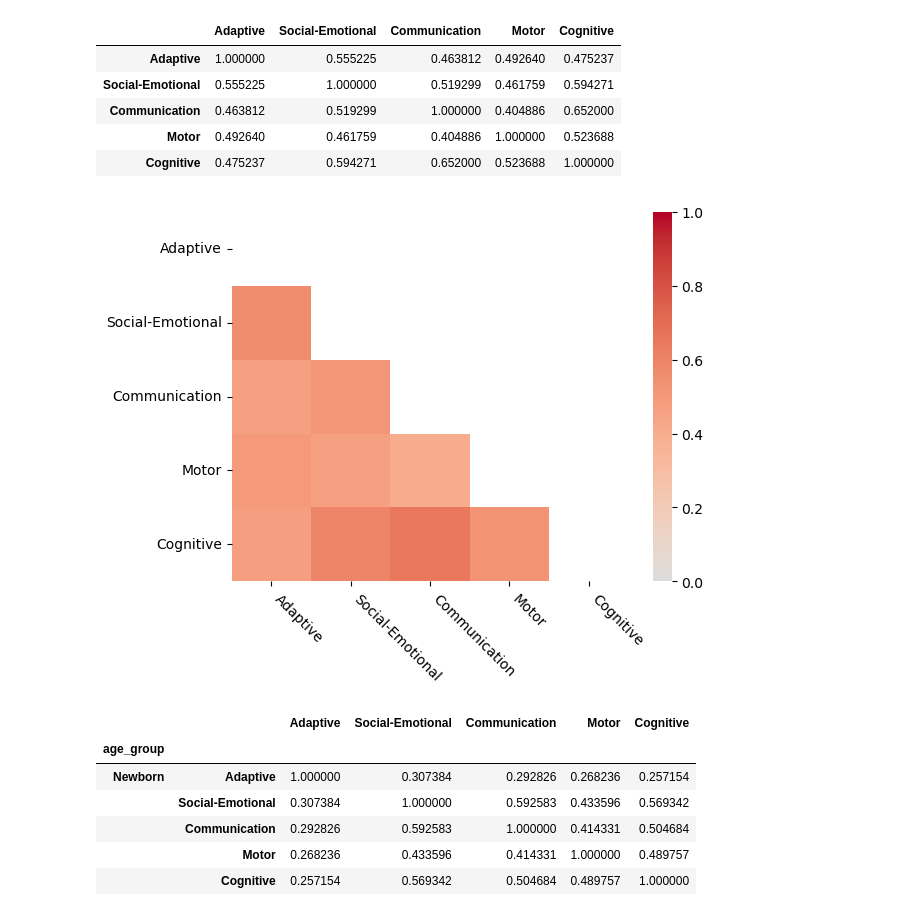
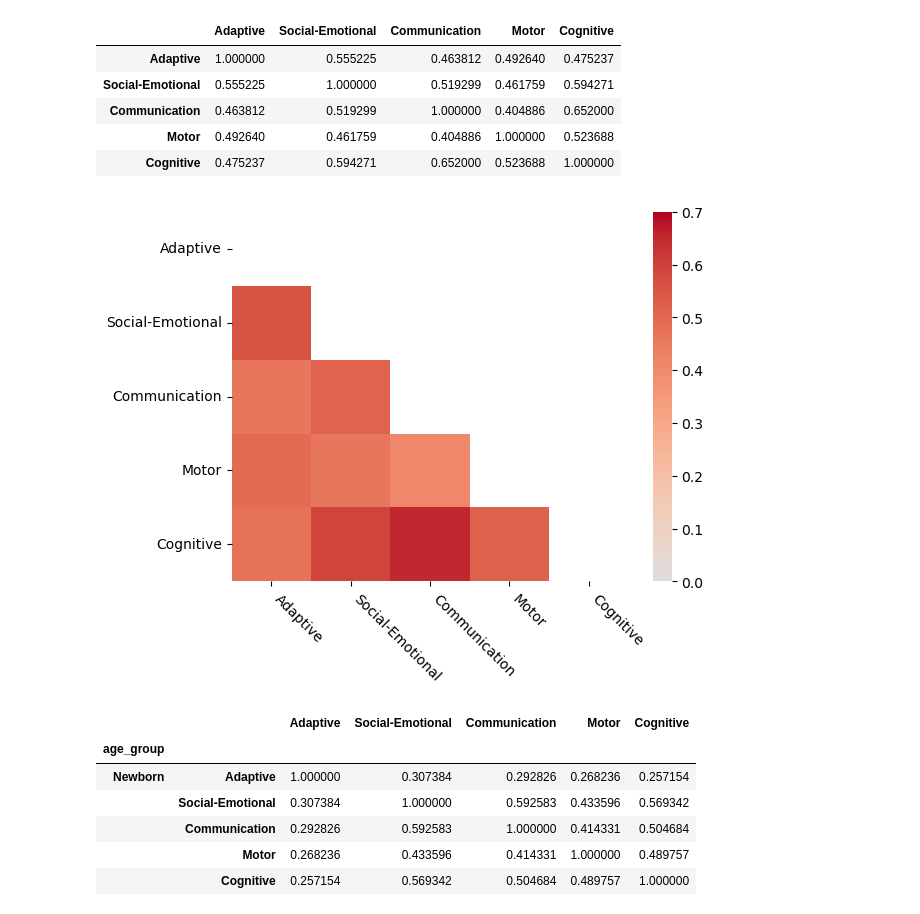
Before and after one commit to NSS-Data-Analytics-Cohort-17/partner-project-japan, a Jupyter notebook: mbutera_eda.ipynb, the cells around one changed output. Saved outputs shown, nothing was run; the diff lists cells and outputs as text; code cells hidden in the pictures.

```diff
--- a/mbutera_eda.ipynb
+++ b/mbutera_eda.ipynb
@@ -345,13 +351,13 @@ domPR_agedf[list(domains.keys())].corr()
 # %%
 corr_mtx = domPR_agedf[list(domains.keys())].corr()
 mask = np.triu(np.ones_like(corr_mtx, dtype=bool))
 
-sns.heatmap(corr_mtx, mask=mask, cmap='coolwarm', vmax=1, vmin=0, center=0)
+sns.heatmap(corr_mtx, mask=mask, cmap='coolwarm', vmax=0.7, vmin=0, center=0)
 plt.xticks(rotation=-45, ha='left')
 
 plt.show()
 # %% [output]
-[figure, old version]
+[figure, new version]
 # %%
 domPR_agedf.groupby('age_group')[list(domains.keys())].corr()
 # %% [output]
```
Also changed, not shown: parts of 10 cells of this notebook.
